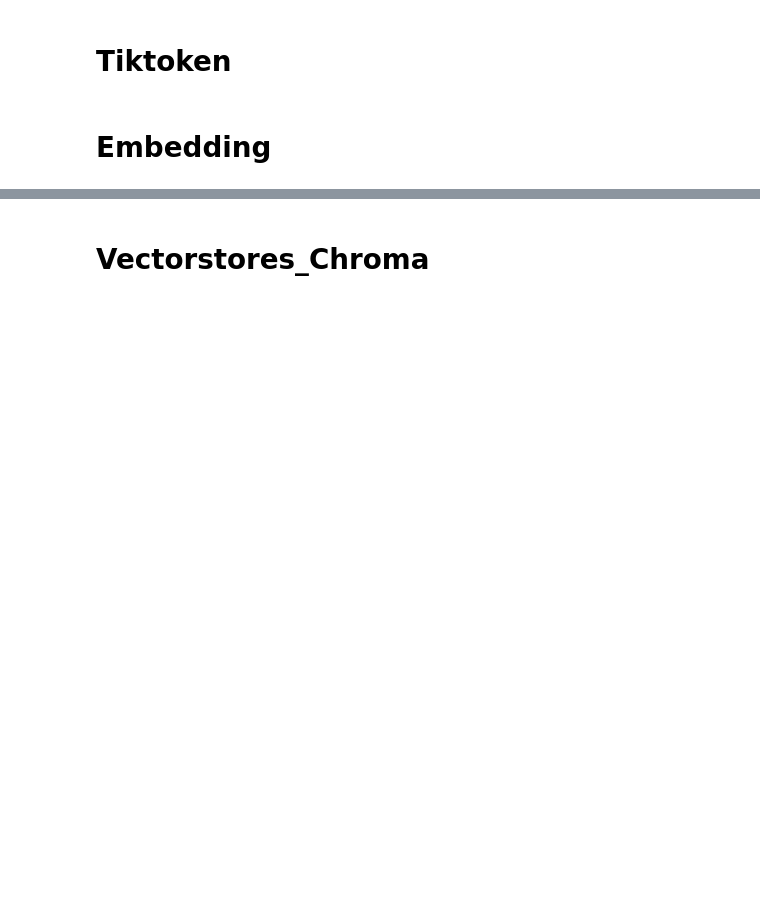
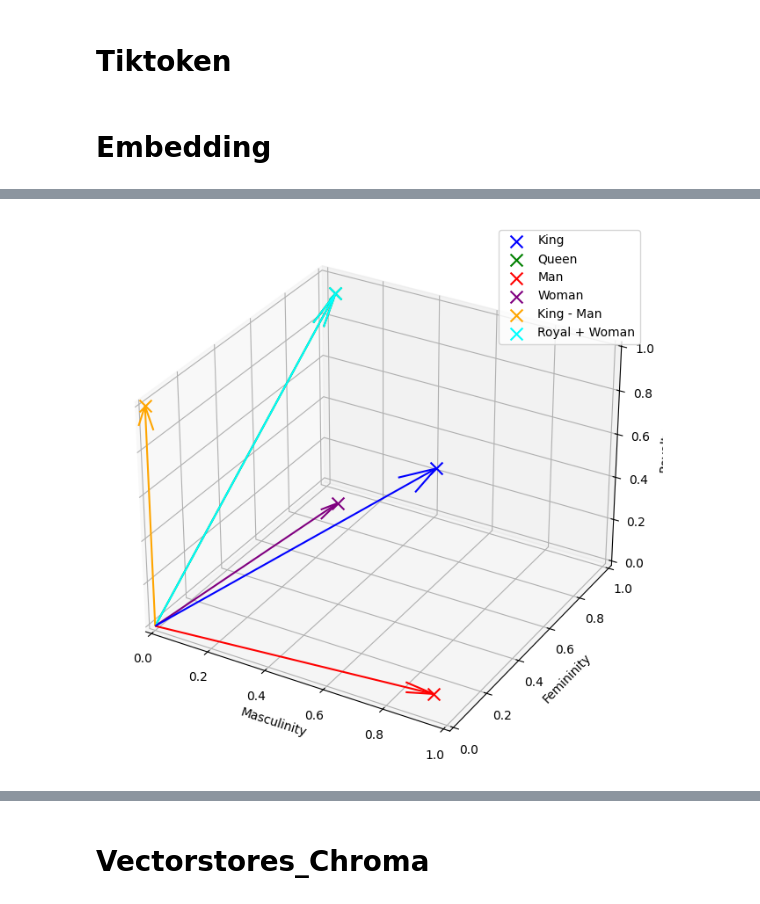
Before and after one commit to chulwonchae/FullStack_GPT, a Jupyter notebook: RAG.ipynb, the cells around one changed output, grey strips where cells are left out. Drawn from its saved outputs; the diff is of its cells as text; code cells hidden in the pictures; blank space fills up the shorter version.

```diff
--- a/RAG.ipynb
+++ b/RAG.ipynb
@@ -67,3 +131,44 @@ loader = UnstructuredFileLoader("미국주식_Test.pdf")
+# %%
+import matplotlib.pyplot as plt
+import numpy as np
+from mpl_toolkits.mplot3d import Axes3D
+
+# Create a 3D plot with different colors and markers for each vector
+fig = plt.figure(figsize=(10, 8))
+ax = fig.add_subplot(111, projection='3d')
+
+# Define colors and markers
+colors = {
+    "King": "blue",
+    "Queen": "green",
+    "Man": "red",
+    "Woman": "purple",
+    "King - Man": "orange",
+    "Royal + Woman": "cyan"
+}
+
+# Plot the vectors with different colors and markers
+for name, vector in vectors.items():
+    ax.quiver(0, 0, 0, vector[0], vector[1], vector[2], length=1, arrow_length_ratio=0.1, color=colors[name])
+    ax.scatter(vector[0], vector[1], vector[2], color=colors[name], marker='x', s=100, label=name)
+
+# Set labels for the axes
+ax.set_xlabel(labels[0])
+ax.set_ylabel(labels[1])
+ax.set_zlabel(labels[2])
+
+# Set the limits of the axes
+ax.set_xlim([0, 1])
+ax.set_ylim([0, 1])
+ax.set_zlim([0, 1])
+
+# Add a legend
+ax.legend()
+
+# Show the plot
+plt.show()
+# %% [output]
+[figure, added]
 # %%
 from langchain.embeddings import OpenAIEmbeddings
 
```
Also changed, not shown: parts of 22 cells of this notebook, 1 other file.
